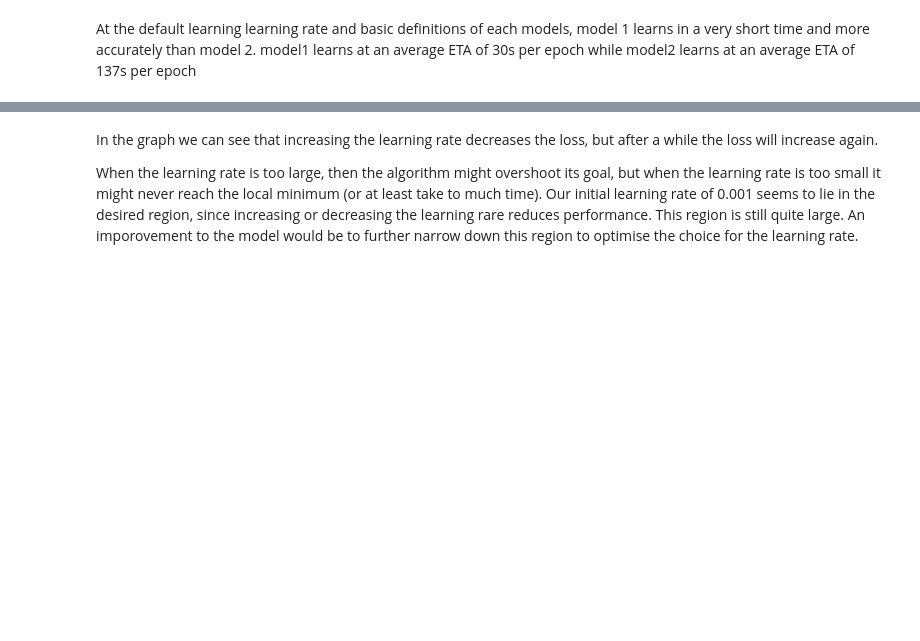
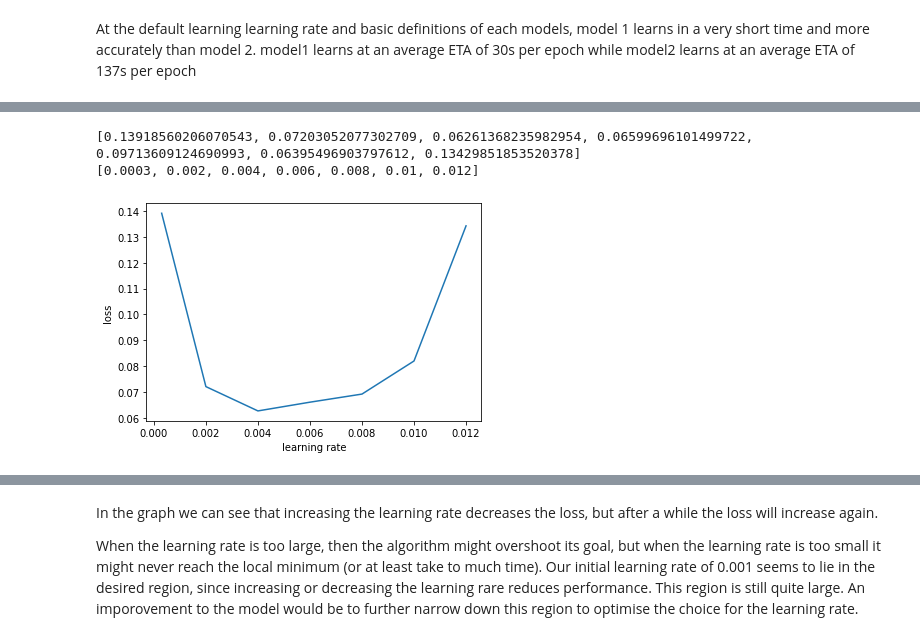
Before and after one commit to Adrieennn/CNN, a Jupyter notebook: NN.ipynb, the cells around one changed output, grey strips where cells are left out. Drawn from its saved outputs; the diff is of its cells as text; code cells hidden in the pictures; blank space fills up the shorter version.

```diff
--- a/NN.ipynb
+++ b/NN.ipynb
@@ -273,0 +341,15 @@ plt.show()
+# %%
+model2_lr6 = keras.Sequential([
+    layers.Conv2D(filters=6, kernel_size=(3, 3), activation='relu', input_shape=(28,28,1)),
+    layers.AveragePooling2D(),
+    layers.Conv2D(filters=16, kernel_size=(3, 3), activation='relu'),
+    layers.AveragePooling2D(),
+    layers.Flatten(),
+    layers.Dense(units=120, activation='relu'),
+    layers.Dense(units=84, activation='relu'),
+    layers.Dense(units=10, activation = 'softmax')
+])
+model2_lr6.compile(optimizer = tf.keras.optimizers.Adam(learning_rate=learning_rate4[5]), loss = "sparse_categorical_crossentropy", metrics = ["accuracy"])
+model2_lr6.fit(x_train, y_train, epochs = 1)
+test_loss_lr, test_acc_lr = model2_lr6.evaluate(x_test, y_test)
+test_loss4[5] = test_loss_lr
@@ -273,0 +359,15 @@ plt.show()
+# %%
+model2_lr7 = keras.Sequential([
+    layers.Conv2D(filters=6, kernel_size=(3, 3), activation='relu', input_shape=(28,28,1)),
+    layers.AveragePooling2D(),
+    layers.Conv2D(filters=16, kernel_size=(3, 3), activation='relu'),
+    layers.AveragePooling2D(),
+    layers.Flatten(),
+    layers.Dense(units=120, activation='relu'),
+    layers.Dense(units=84, activation='relu'),
+    layers.Dense(units=10, activation = 'softmax')
+])
+model2_lr7.compile(optimizer = tf.keras.optimizers.Adam(learning_rate=learning_rate4[6]), loss = "sparse_categorical_crossentropy", metrics = ["accuracy"])
+model2_lr7.fit(x_train, y_train, epochs = 1)
+test_loss_lr, test_acc_lr = model2_lr7.evaluate(x_test, y_test)
+test_loss4[6] = test_loss_lr
@@ -273,0 +377,16 @@ plt.show()
+# %%
+print(test_loss4)
+print(learning_rate4)
+
+test_loss4 = [0.13918560206070543, 0.07203052077302709, 0.06261368235982954, 0.06599696101499722, 0.06913609124690993, 0.08195496903797612, 0.13429851853520378]
+
+#learning_rate4.pop(0)
+#test_loss4.pop(0)
+plt.plot(learning_rate4, test_loss4)
+plt.xlabel('learning rate')
+plt.ylabel('loss')
+plt.show()
+# %% [output]
+[0.13918560206070543, 0.07203052077302709, 0.06261368235982954, 0.06599696101499722, 0.09713609124690993, 0.06395496903797612, 0.13429851853520378]
+[0.0003, 0.002, 0.004, 0.006, 0.008, 0.01, 0.012]
+[figure, added]
```
Also changed, not shown: parts of 33 cells of this notebook.
